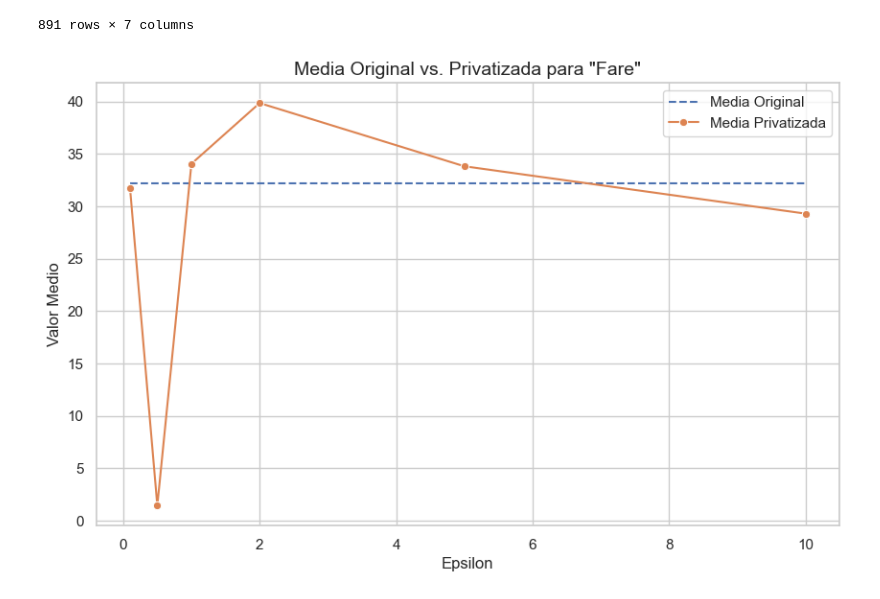
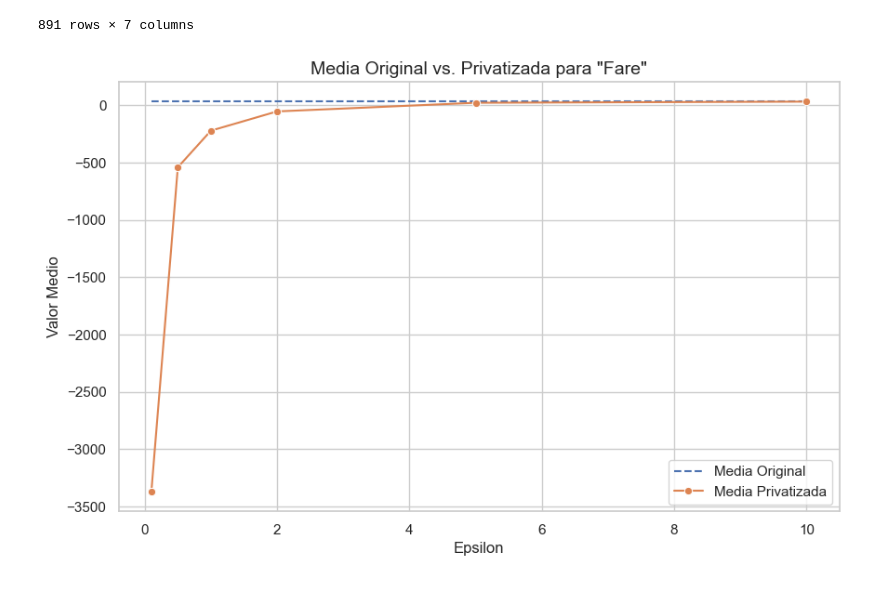
Before and after one commit to davidsmoreno/DifPrivHealthCostPredict, a Jupyter notebook: python_class/Titanic_class.ipynb, the cells around one changed output. Cells and saved outputs as stored; diff of their text form; code cells hidden in the pictures.

Commit message:
quantitative fit bugs fix

```diff
--- a/python_class/Titanic_class.ipynb
+++ b/python_class/Titanic_class.ipynb
@@ -8,8 +24,8 @@ c_vars = ['Pclass', 'Sex', 'Embarked']
 # %%
-dp_tr = DifferentialPrivacyTransformer(df, epsilon = 1, quantitative_vars=q_vars, categorical_vars=c_vars)
+dp_tr = DifferentialPrivacyTransformer(df, quantitative_vars=q_vars, categorical_vars=c_vars)
 dp_tr
 # %% [output]
 <dp_transformer.DifferentialPrivacyTransformer at 0x...>
 # %%
-dp_tr.fit_quantitative()
+dp_tr.fit_quantitative(method='piecewise')
 dp_tr.fit_categorical()
@@ -79,6 +125,6 @@ dp_tr.df_transformed
 | 890 | 0 | 1 | 1 | 5 | 6 | -298.163694 | 3 |
 891 rows × 7 columns
 # %%
-dp_tr.plot_mean_vs_privatized()
+dp_tr.plot_mean_vs_privatized(method='piecewise')
 # %% [output]
-[figure, old version]
+[figure, new version]
```
Also changed, not shown: parts of 5 cells of this notebook, 2 other files.
